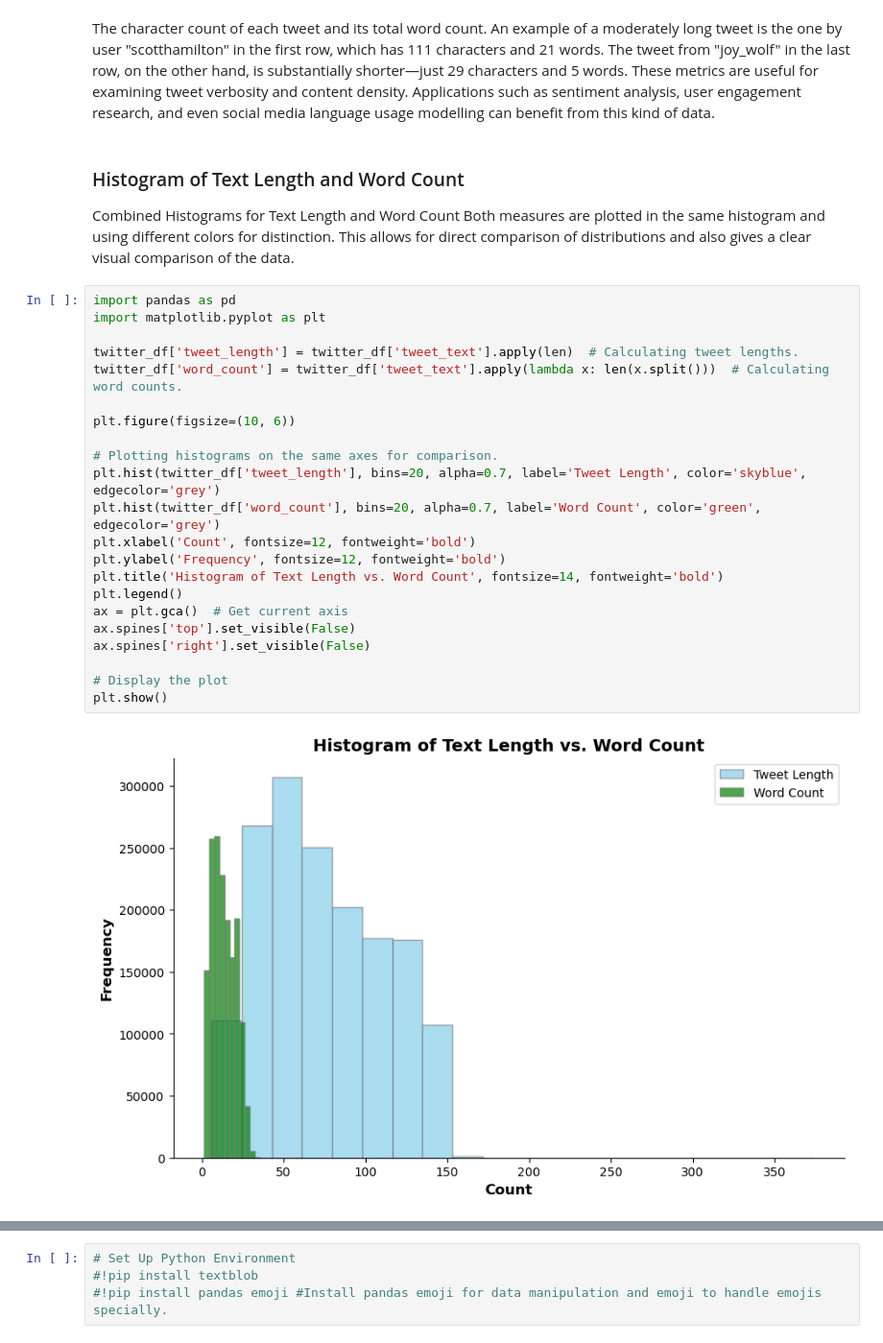
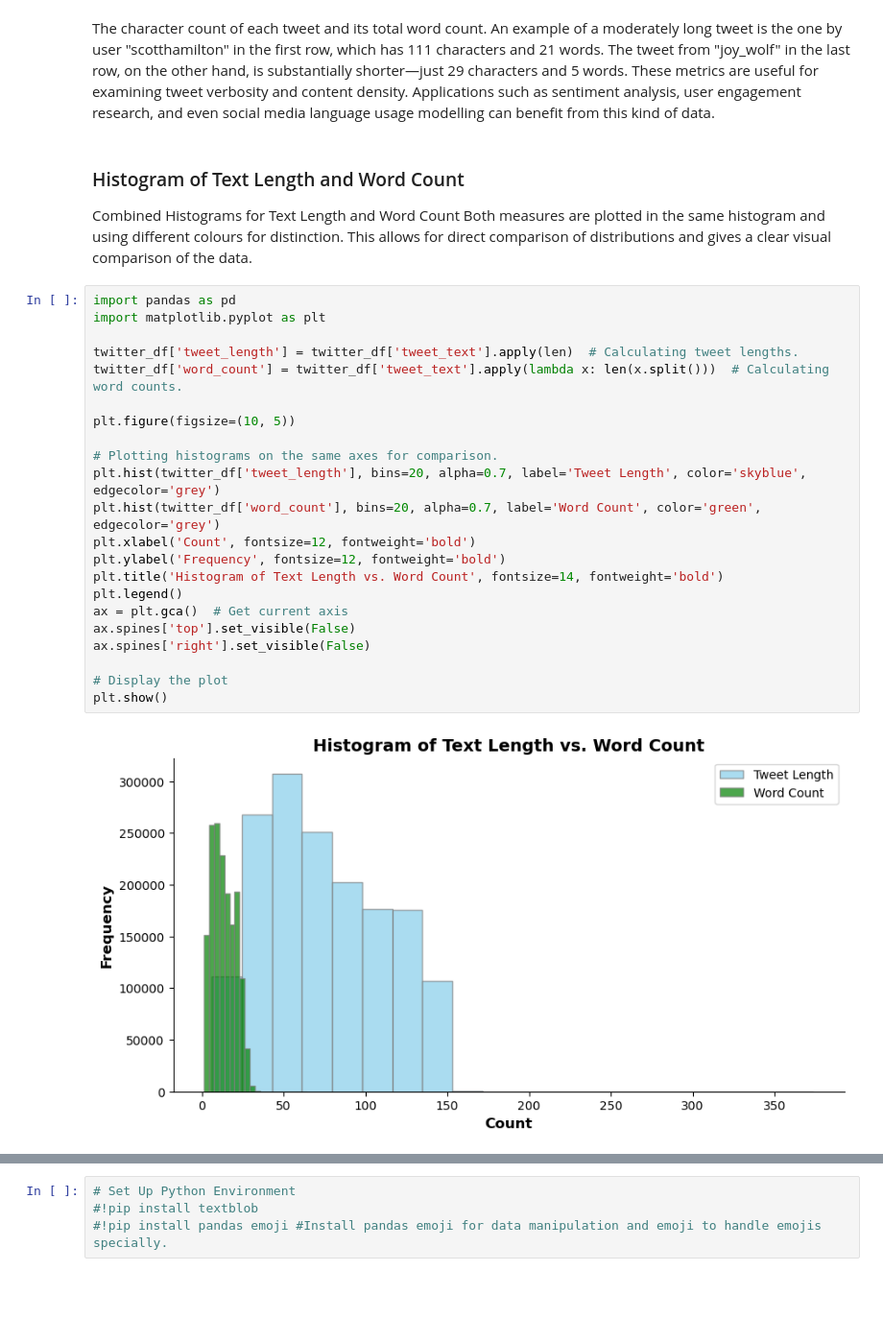
Before and after one commit to rosilenedasilva/twitter_sentiment_analysis_time_series_pyspark_mysql_ipynb, a Jupyter notebook: Integrated_CA2MScDA_ BD_ADA_V2.ipynb, the cells around one changed output, grey strips where cells are left out. Shown at 96% size. Cells and saved outputs as stored; diff of their text form; blank space fills up the shorter version.

```diff
--- a/Integrated_CA2MScDA_ BD_ADA_V2.ipynb
+++ b/Integrated_CA2MScDA_ BD_ADA_V2.ipynb
@@ -968,28 +571,28 @@ The character count of each tweet and its total word count. An example of a mode
 ### Histogram of Text Length and Word Count
 
 Combined Histograms for Text Length and Word Count
-Both measures are plotted in the same histogram and using different colors for distinction. This allows for direct comparison of distributions and also gives a clear visual comparison of the data.
+Both measures are plotted in the same histogram and using different colours for distinction. This allows for direct comparison of distributions and gives a clear visual comparison of the data.
 # %%
 import pandas as pd
 import matplotlib.pyplot as plt
 
 twitter_df['tweet_length'] = twitter_df['tweet_text'].apply(len)  # Calculating tweet lengths.
 twitter_df['word_count'] = twitter_df['tweet_text'].apply(lambda x: len(x.split()))  # Calculating word counts.
 
-plt.figure(figsize=(10, 6))
+plt.figure(figsize=(10, 5))
 
 # Plotting histograms on the same axes for comparison.
 plt.hist(twitter_df['tweet_length'], bins=20, alpha=0.7, label='Tweet Length', color='skyblue', edgecolor='grey')
 plt.hist(twitter_df['word_count'], bins=20, alpha=0.7, label='Word Count', color='green', edgecolor='grey')
 plt.xlabel('Count', fontsize=12, fontweight='bold')
 plt.ylabel('Frequency', fontsize=12, fontweight='bold')
 plt.title('Histogram of Text Length vs. Word Count', fontsize=14, fontweight='bold')
 plt.legend()
 ax = plt.gca()  # Get current axis
 ax.spines['top'].set_visible(False)
 ax.spines['right'].set_visible(False)
 
 # Display the plot
 plt.show()
 # %% [output]
-[figure, old version]
+[figure, new version]
```
Also changed, not shown: parts of 346 cells of this notebook, 1 other file.
